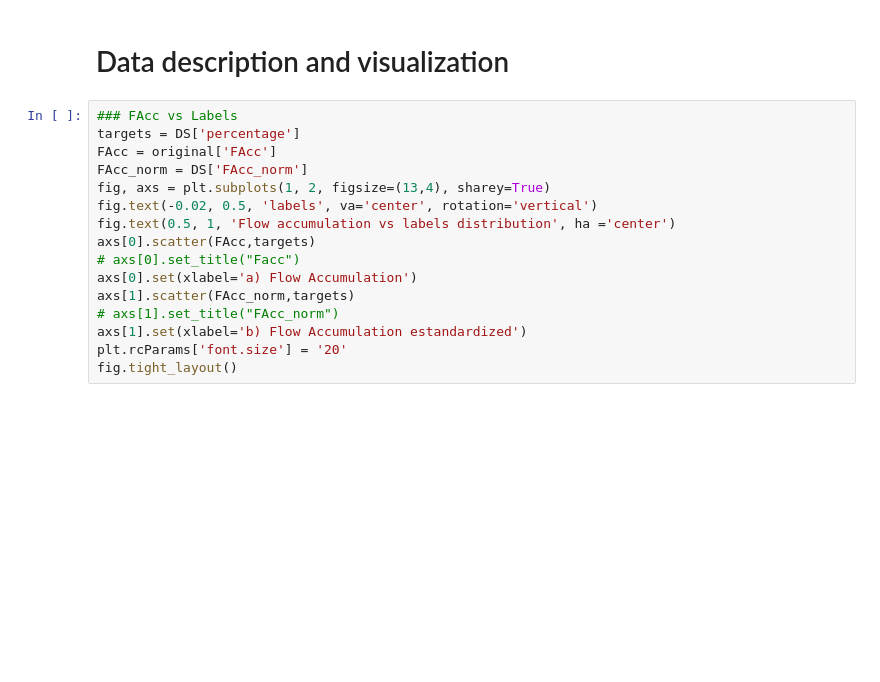
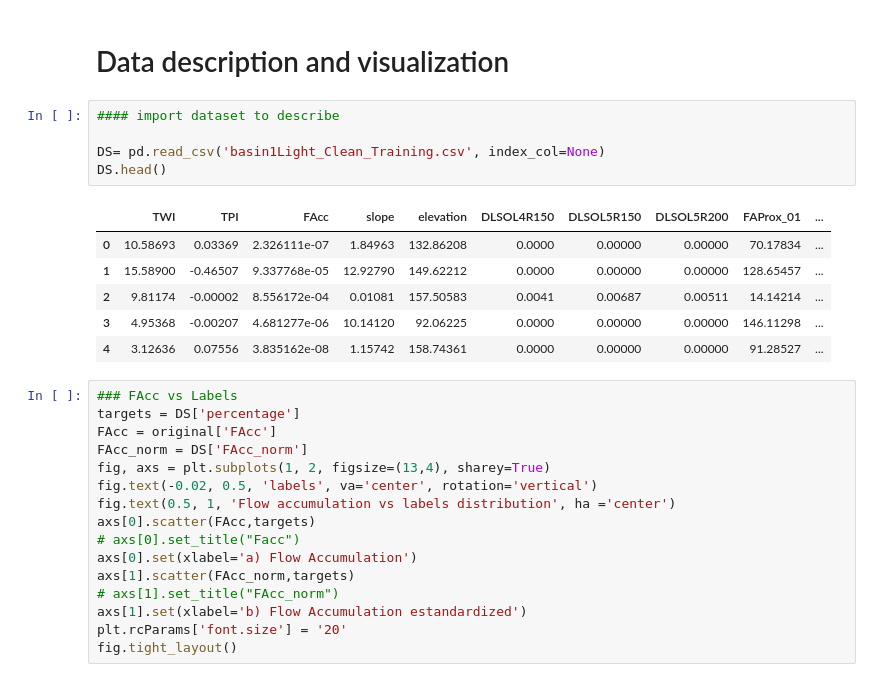
Before and after one commit to Abdielfer/FloodProbabRNCanAbd, a Jupyter notebook: main.ipynb, the cells around one changed output. Drawn from its saved outputs; the diff is of its cells as text; blank space fills up the shorter version.

```diff
--- a/main.ipynb
+++ b/main.ipynb
@@ -282,6 +196,18 @@ x_res['percentage'] = y_res
 x_res.to_csv('basin1ControlClass0Sampling4Class_ToSHP.csv',index = None)
 # %% [markdown]
 # Data description and visualization
+# %%
+#### import dataset to describe
+
+DS= pd.read_csv('basin1Light_Clean_Training.csv', index_col=None)
+DS.head()
+# %% [output]
+|  | TWI | TPI | FAcc | slope | elevation | DLSOL4R150 | DLSOL5R150 | DLSOL5R200 | FAProx_01 | ... |
+| 0 | 10.58693 | 0.03369 | 2.326111e-07 | 1.84963 | 132.86208 | 0.0000 | 0.00000 | 0.00000 | 70.17834 | ... |
+| 1 | 15.58900 | -0.46507 | 9.337768e-05 | 12.92790 | 149.62212 | 0.0000 | 0.00000 | 0.00000 | 128.65457 | ... |
+| 2 | 9.81174 | -0.00002 | 8.556172e-04 | 0.01081 | 157.50583 | 0.0041 | 0.00687 | 0.00511 | 14.14214 | ... |
+| 3 | 4.95368 | -0.00207 | 4.681277e-06 | 10.14120 | 92.06225 | 0.0000 | 0.00000 | 0.00000 | 146.11298 | ... |
+| 4 | 3.12636 | 0.07556 | 3.835162e-08 | 1.15742 | 158.74361 | 0.0000 | 0.00000 | 0.00000 | 91.28527 | ... |
 # %%
 ### FAcc vs Labels
 targets = DS['percentage']
```
Also changed, not shown: parts of 15 cells of this notebook, 11 other files.
